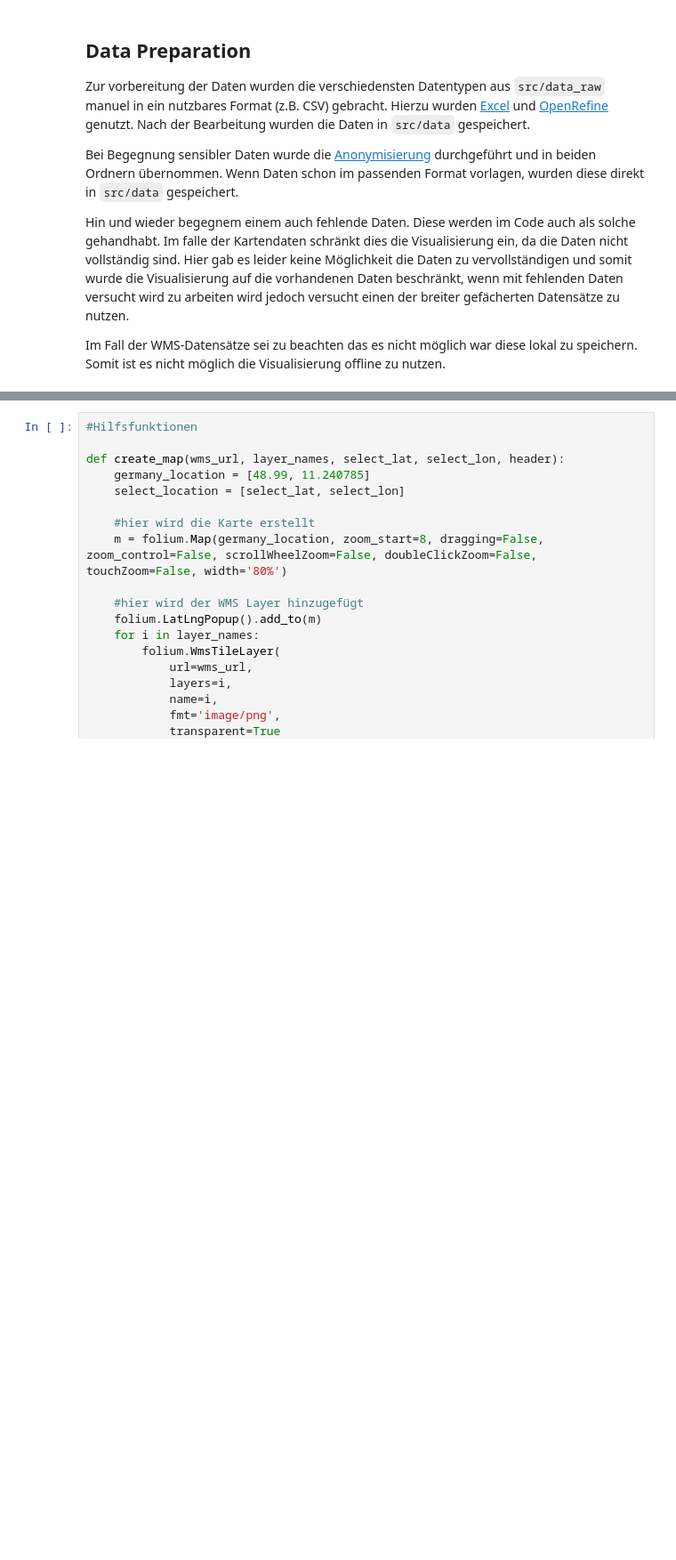
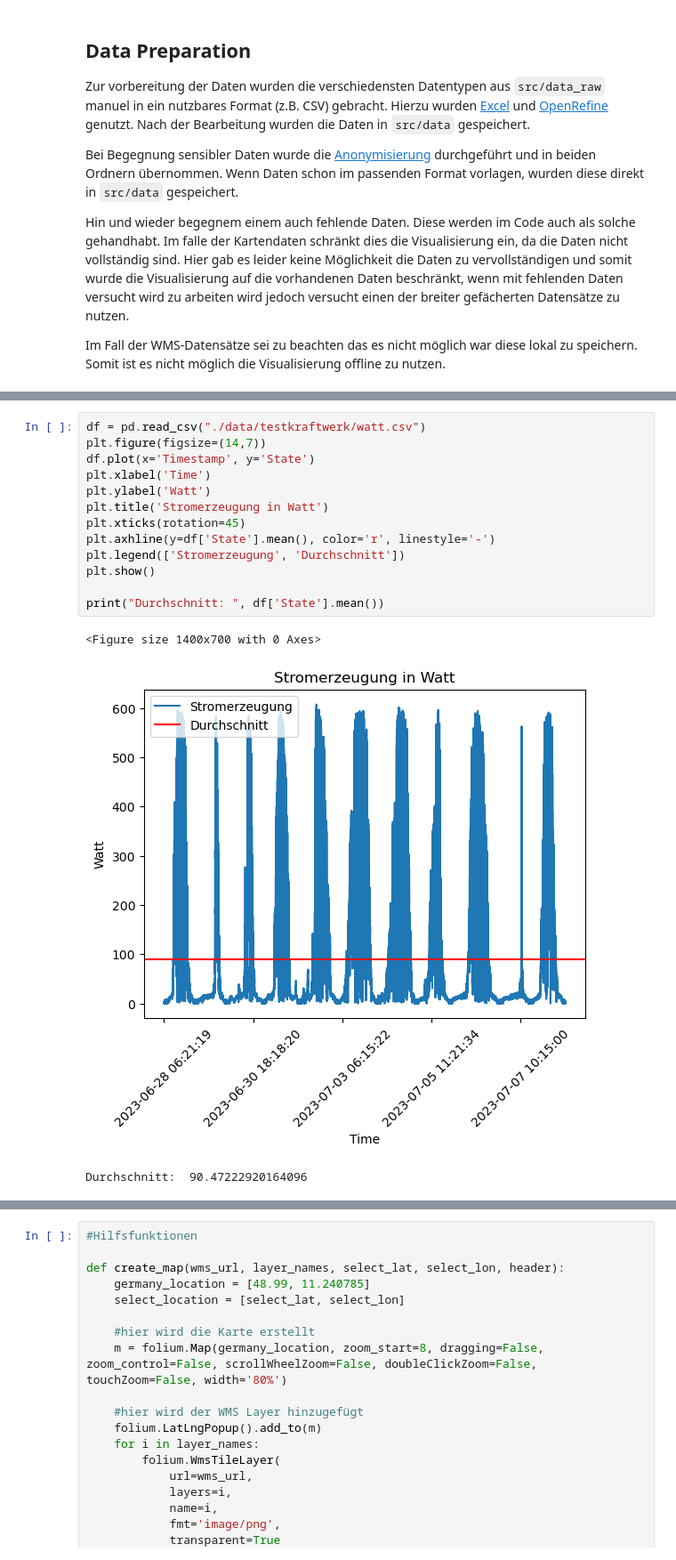
Before and after one commit to naxey/BavariaStateElection_DataVis23, a Jupyter notebook: src/main.ipynb, the cells around one changed output, grey strips where cells are left out. Shown: that part at 89% size. Cells and saved outputs as stored; diff of their text form; blank space fills up the shorter version.

```diff
--- a/src/main.ipynb
+++ b/src/main.ipynb
@@ -100,0 +124,17 @@ import xml.etree.ElementTree as ET
+# %%
+df = pd.read_csv("./data/testkraftwerk/watt.csv")
+plt.figure(figsize=(14,7))
+df.plot(x='Timestamp', y='State')
+plt.xlabel('Time')
+plt.ylabel('Watt')
+plt.title('Stromerzeugung in Watt')
+plt.xticks(rotation=45)
+plt.axhline(y=df['State'].mean(), color='r', linestyle='-')
+plt.legend(['Stromerzeugung', 'Durchschnitt'])
+plt.show()
+
+print("Durchschnitt: ", df['State'].mean())
+# %% [output]
+<Figure size 1400x700 with 0 Axes>
+[figure, added]
+Durchschnitt:  90.47222920164096
```
Also changed, not shown: parts of 14 cells of this notebook, 6 other files.
